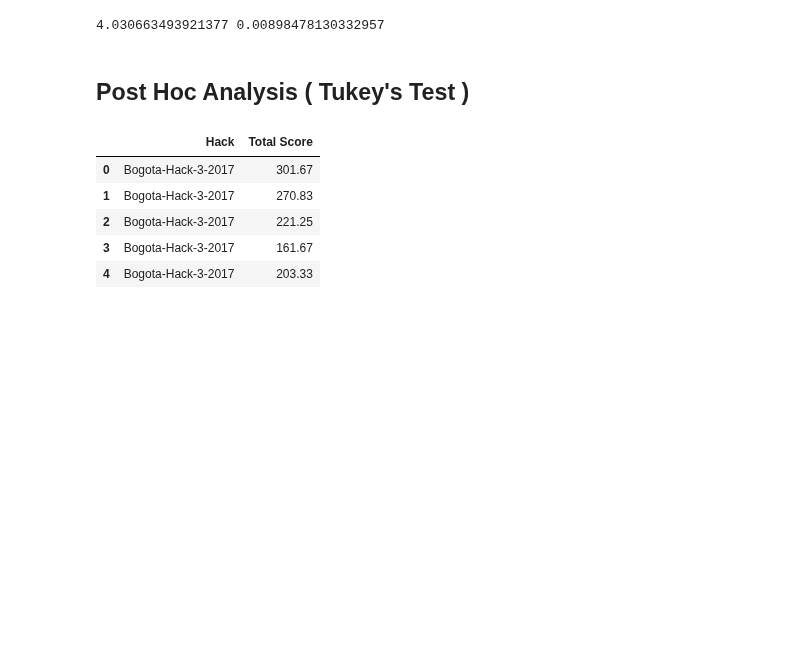
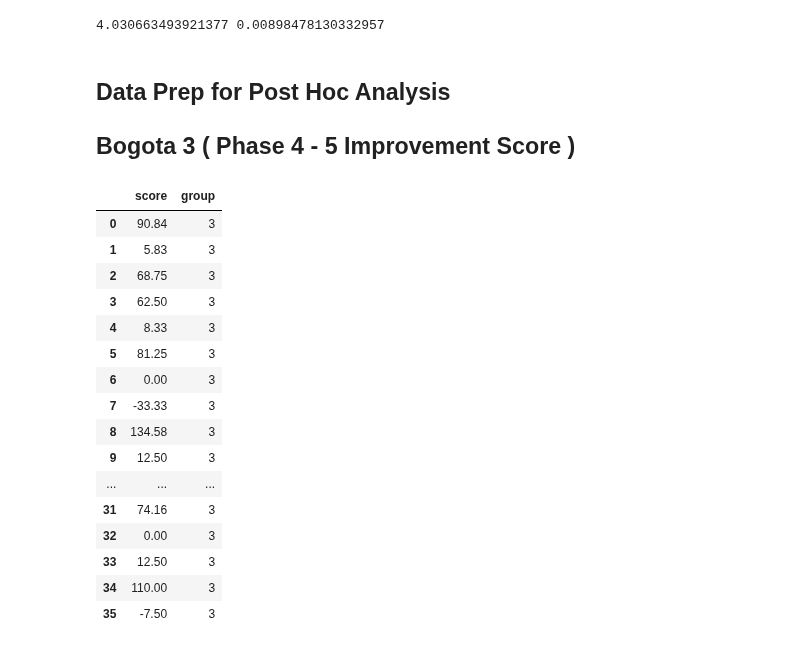
Before and after one commit to ironhacks/spring-2017-analysis, a Jupyter notebook: analysis/Spring-2017-Final.ipynb, the cells around one changed output. Drawn from its saved outputs; the diff is of its cells as text; code cells hidden in the pictures; blank space fills up the shorter version.

Commit message:
tukey test

```diff
--- a/analysis/Spring-2017-Final.ipynb
+++ b/analysis/Spring-2017-Final.ipynb
@@ -573,14 +525,33 @@ fvalue, pvalue = stats.f_oneway(diff0, diff1, diff2, diff3)
 print(fvalue, pvalue)
 # %% [output]
 4.030663493921377 0.00898478130332957
-# %% [markdown]
-## Post Hoc Analysis ( Tukey's Test )
-# %%
-df3[['Hack', 'Total Score']].head(5)
-# %% [output]
-|  | Hack | Total Score |
-| 0 | Bogota-Hack-3-2017 | 301.67 |
-| 1 | Bogota-Hack-3-2017 | 270.83 |
-| 2 | Bogota-Hack-3-2017 | 221.25 |
-| 3 | Bogota-Hack-3-2017 | 161.67 |
-| 4 | Bogota-Hack-3-2017 | 203.33 |
+# %% [markdown]
+## Data Prep for Post Hoc Analysis
+
+## Bogota 3 ( Phase 4 - 5 Improvement Score )
+# %%
+df3 = pd.DataFrame({'score': [ 90.84,   5.83,  68.75,  62.5 ,   8.33,  81.25,   0.  , -33.33,
+       134.58,  12.5 , 258.33,  29.17, 130.42,  66.67,  41.66, 127.08,
+        -3.33,  20.  ,  55.42,  90.  ,  28.34,   8.33, 109.59,  28.33,
+        58.33,   6.67, 240.  , 114.17,  70.  ,  12.5 ,  18.75,  74.16,
+         0.  ,  12.5 , 110.  ,  -7.5 ],
+                   'group': [3, 3, 3, 3, 3, 3, 3, 3, 3, 3, 3, 3, 3, 3, 3, 3, 3, 3, 3, 3, 3, 3, 3, 3, 3, 3, 3, 3, 3, 3, 3, 3, 3, 3, 3, 3]})
+df3
+# %% [output]
+|  | score | group |
+| 0 | 90.84 | 3 |
+| 1 | 5.83 | 3 |
+| 2 | 68.75 | 3 |
+| 3 | 62.50 | 3 |
+| 4 | 8.33 | 3 |
+| 5 | 81.25 | 3 |
+| 6 | 0.00 | 3 |
+| 7 | -33.33 | 3 |
+| 8 | 134.58 | 3 |
+| 9 | 12.50 | 3 |
+| ... | ... | ... |
+| 31 | 74.16 | 3 |
+| 32 | 0.00 | 3 |
+| 33 | 12.50 | 3 |
+| 34 | 110.00 | 3 |
+| 35 | -7.50 | 3 |
```
Also changed, not shown: parts of 11 cells of this notebook.
